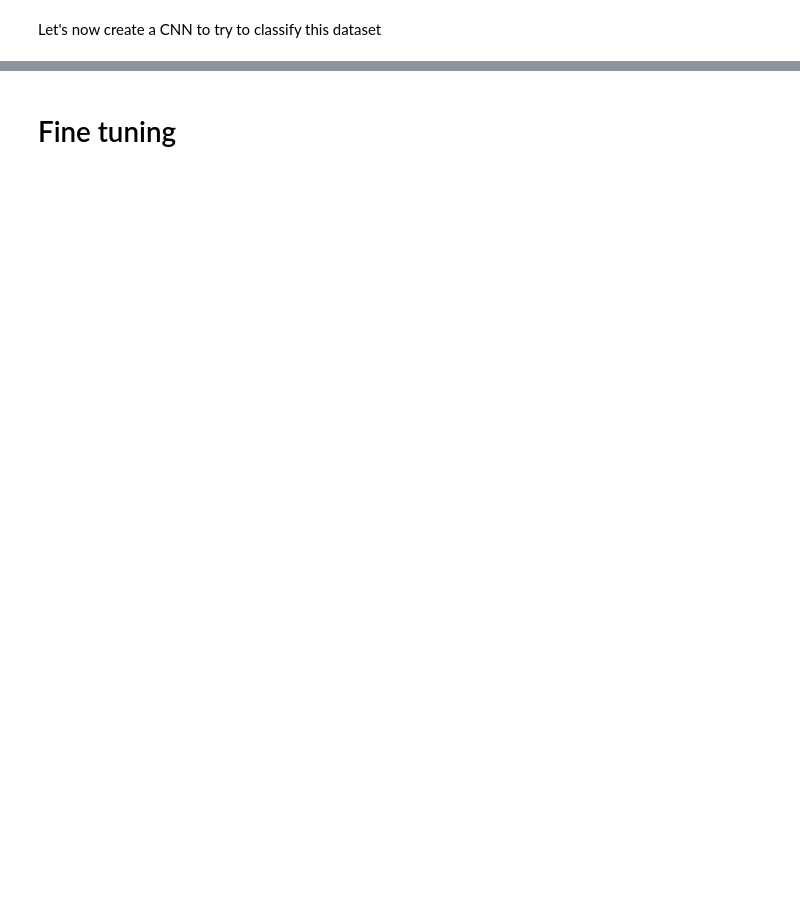
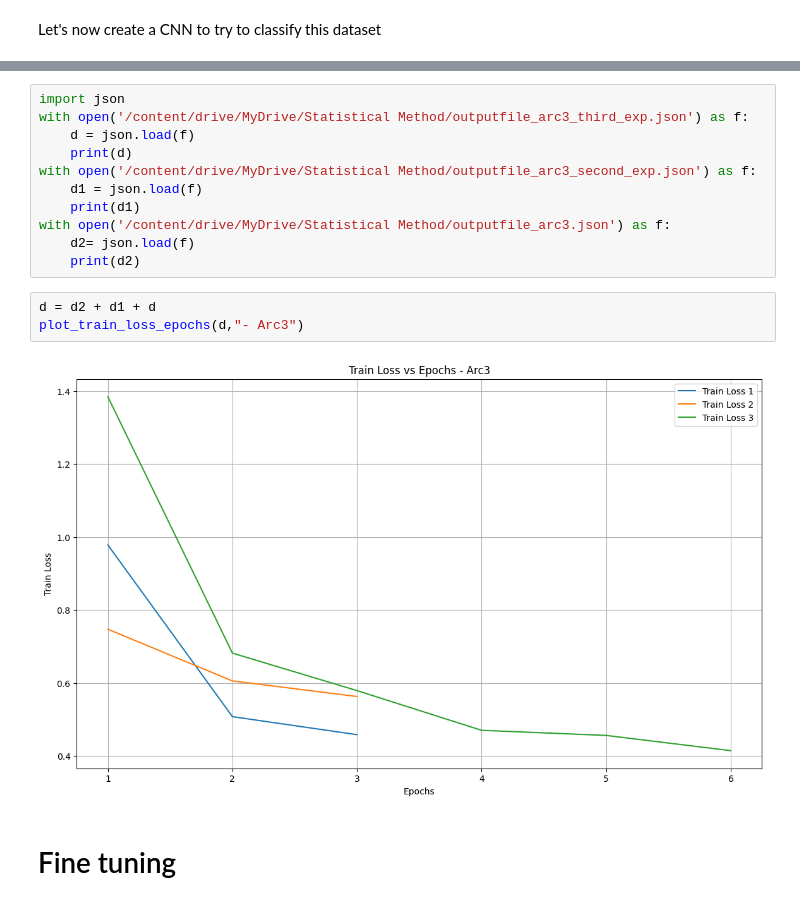
Before and after one commit to ghirailghiro/MuffinVsChihuahua, a Jupyter notebook: Exploration.ipynb, the cells around one changed output, grey strips where cells are left out. Drawn from its saved outputs; the diff is of its cells as text; blank space fills up the shorter version.

```diff
--- a/Exploration.ipynb
+++ b/Exploration.ipynb
@@ -650,2 +714,18 @@ Let's now create a CNN to try to classify this dataset
+# %%
+import json
+with open('/content/drive/MyDrive/Statistical Method/outputfile_arc3_third_exp.json') as f:
+    d = json.load(f)
+    print(d)
+with open('/content/drive/MyDrive/Statistical Method/outputfile_arc3_second_exp.json') as f:
+    d1 = json.load(f)
+    print(d1)
+with open('/content/drive/MyDrive/Statistical Method/outputfile_arc3.json') as f:
+    d2= json.load(f)
+    print(d2)
+# %%
+d = d2 + d1 + d
+plot_train_loss_epochs(d,"- Arc3")
+# %% [output]
+[figure, added]
 # %% [markdown]
 # Fine tuning
```
Also changed, not shown: parts of 10 cells of this notebook.
